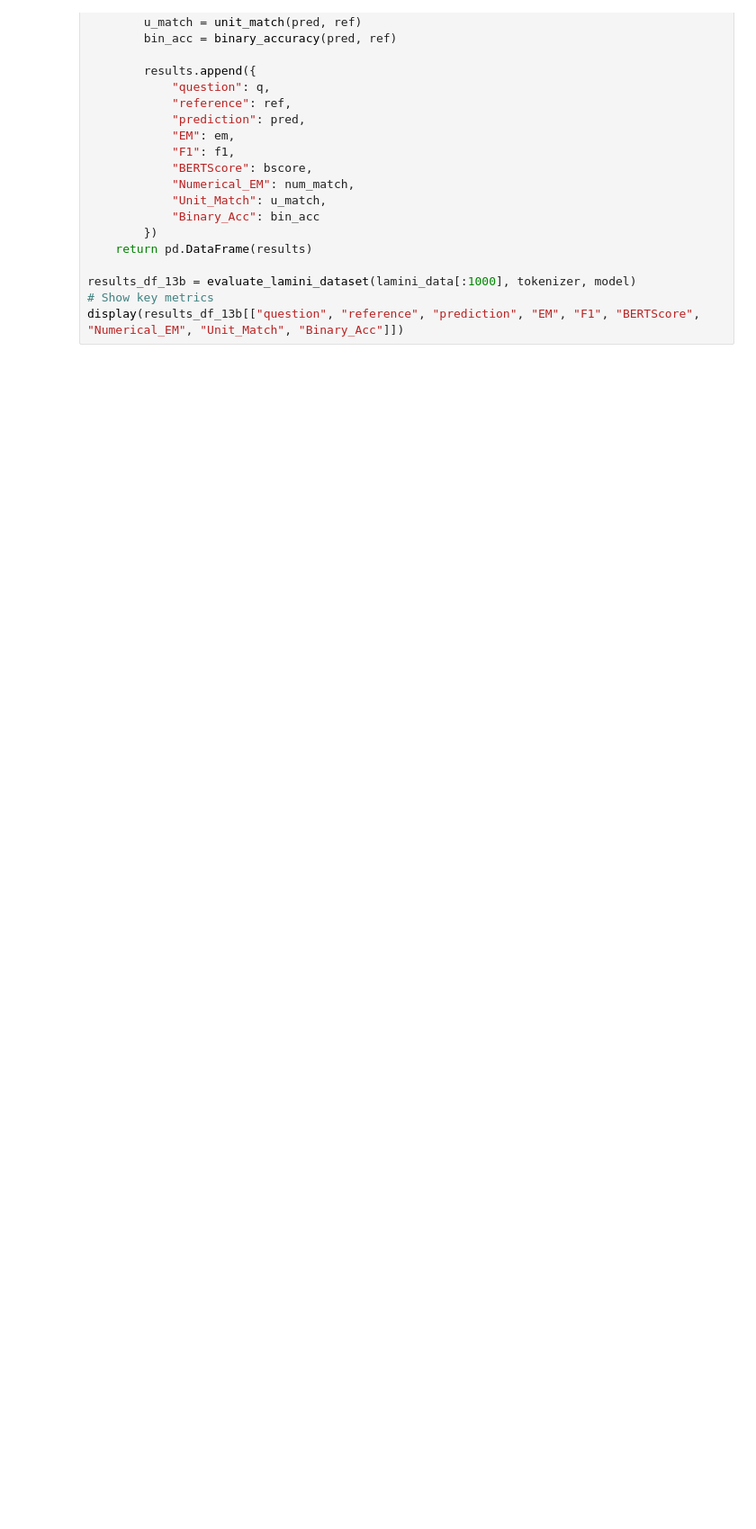
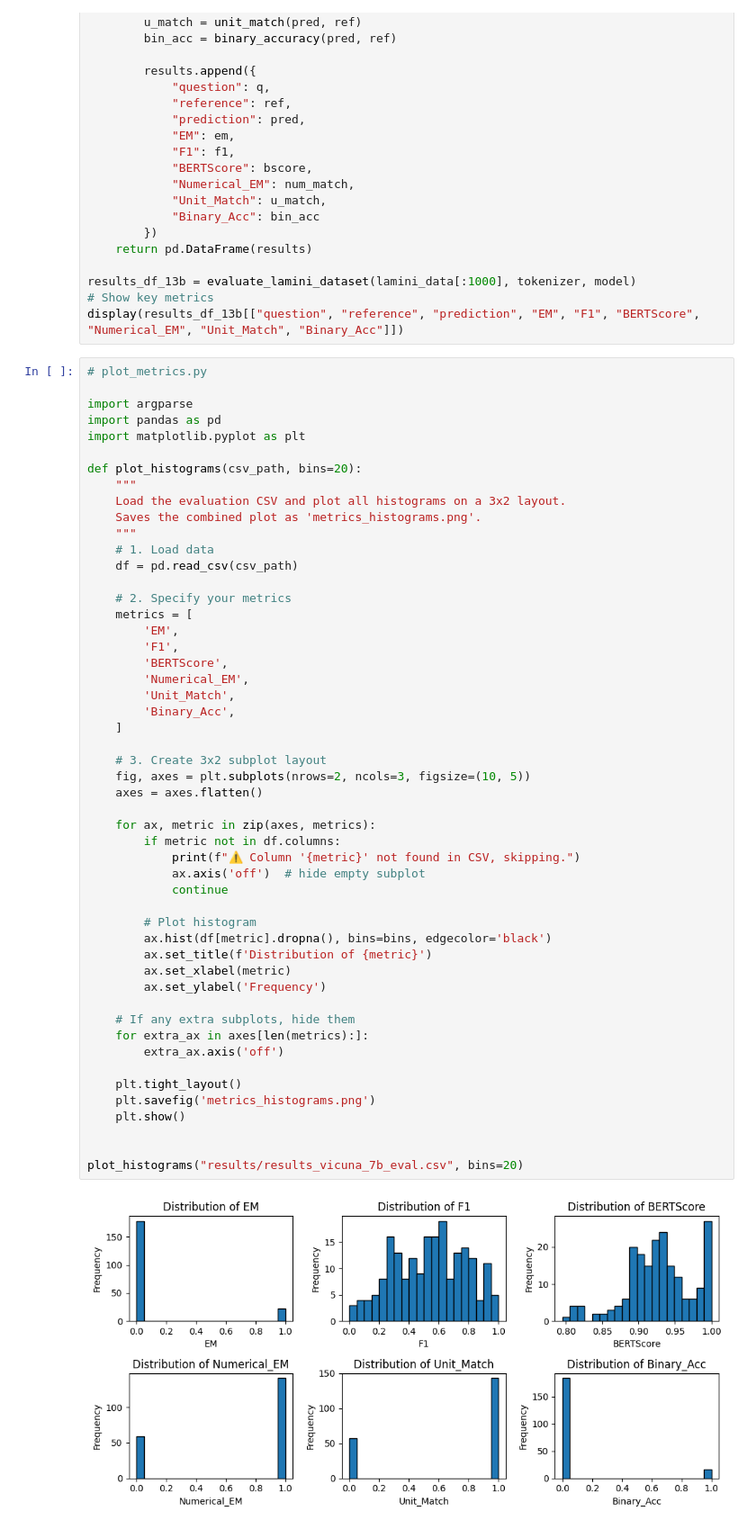
Before and after one commit to KevinChunye/ttic_speech_tech, a Jupyter notebook: vicuna.ipynb, the cells around one changed output. Shown at 90% size. Drawn from its saved outputs; the diff is of its cells as text; blank space fills up the shorter version.

```diff
--- a/vicuna.ipynb
+++ b/vicuna.ipynb
@@ -1289,3 +1289,56 @@ def evaluate_lamini_dataset(data, tokenizer, model):
 results_df_13b = evaluate_lamini_dataset(lamini_data[:1000], tokenizer, model)
 # Show key metrics
 display(results_df_13b[["question", "reference", "prediction", "EM", "F1", "BERTScore", "Numerical_EM", "Unit_Match", "Binary_Acc"]])
+# %%
+# plot_metrics.py
+
+import argparse
+import pandas as pd
+import matplotlib.pyplot as plt
+
+def plot_histograms(csv_path, bins=20):
+    """
+    Load the evaluation CSV and plot all histograms on a 3x2 layout.
+    Saves the combined plot as 'metrics_histograms.png'.
+    """
+    # 1. Load data
+    df = pd.read_csv(csv_path)
+
+    # 2. Specify your metrics
+    metrics = [
+        'EM',
+        'F1',
+        'BERTScore',
+        'Numerical_EM',
+        'Unit_Match',
+        'Binary_Acc',
+    ]
+
+    # 3. Create 3x2 subplot layout
+    fig, axes = plt.subplots(nrows=2, ncols=3, figsize=(10, 5))
+    axes = axes.flatten()
+
+    for ax, metric in zip(axes, metrics):
+        if metric not in df.columns:
+            print(f"⚠️ Column '{metric}' not found in CSV, skipping.")
+            ax.axis('off')  # hide empty subplot
+            continue
+
+        # Plot histogram
+        ax.hist(df[metric].dropna(), bins=bins, edgecolor='black')
+        ax.set_title(f'Distribution of {metric}')
+        ax.set_xlabel(metric)
+        ax.set_ylabel('Frequency')
+
+    # If any extra subplots, hide them
+    for extra_ax in axes[len(metrics):]:
+        extra_ax.axis('off')
+
+    plt.tight_layout()
+    plt.savefig('metrics_histograms.png')
+    plt.show()
+
+
+plot_histograms("results/results_vicuna_7b_eval.csv", bins=20)
+# %% [output]
+[figure, added]
```
Also changed, not shown: 7 other files.
